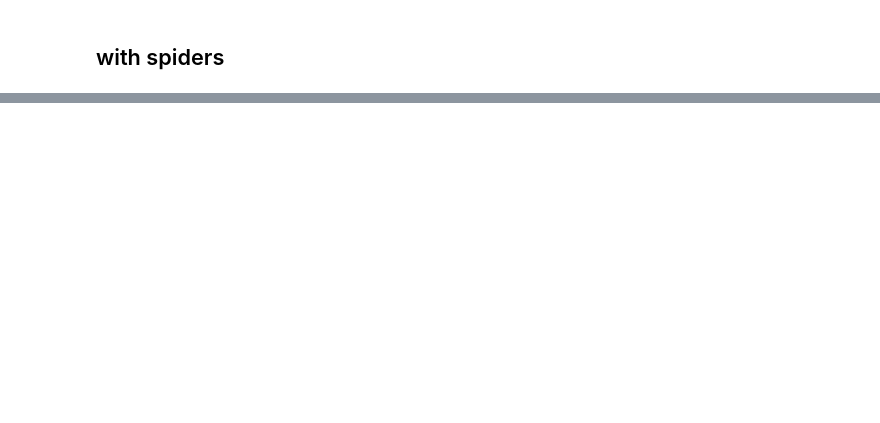
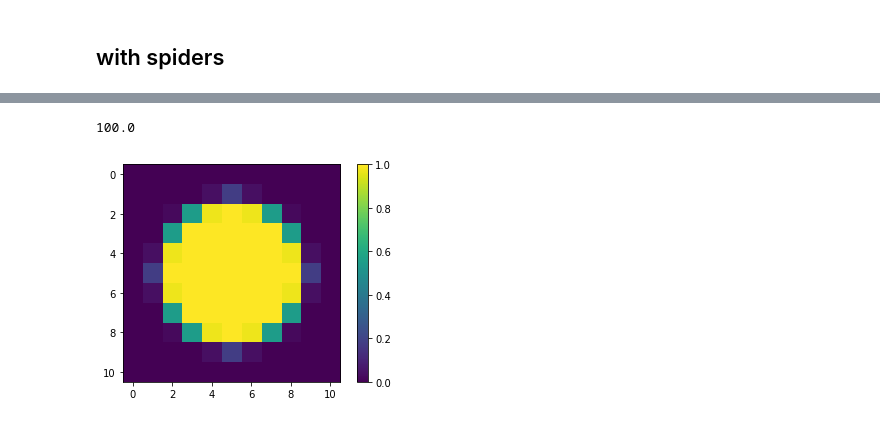
Before and after one commit to vortex-exoplanet/HEEPS, a Jupyter notebook: tools/test_prop_begin.ipynb, the cells around one changed output, grey strips where cells are left out. Saved outputs shown, nothing was run; the diff lists cells and outputs as text; code cells hidden in the pictures; blank space fills up the shorter version.

```diff
--- a/tools/test_prop_begin.ipynb
+++ b/tools/test_prop_begin.ipynb
@@ -49,0 +76,10 @@ fits.writeto('spi_top.fits', np.float32(pup_top), overwrite=True)
+# %%
+RADIUS = R_NORM*beam_diam/2
+# ATTENTION!! if NORM=False, use the RADIUS (not diameter)
+wf_tmp = proper.prop_begin(beam_diam, 1, ngrid, beam_ratio)
+proper.prop_circular_aperture(wf_tmp, RADIUS, NORM=False)
+plt.imshow(crop_img(proper.prop_get_amplitude(wf_tmp), npupil)); plt.colorbar()
+wf_tmp._diam
+# %% [output]
+100.0
+[figure, added]
```
Also changed, not shown: parts of 8 cells of this notebook, 2 other files.
